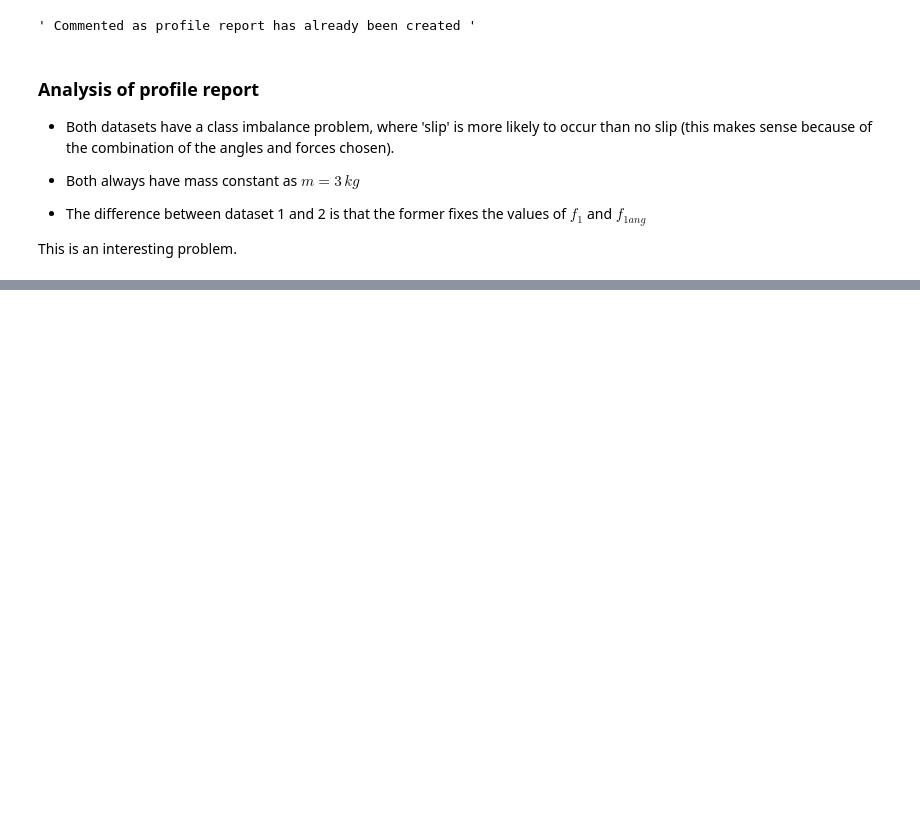
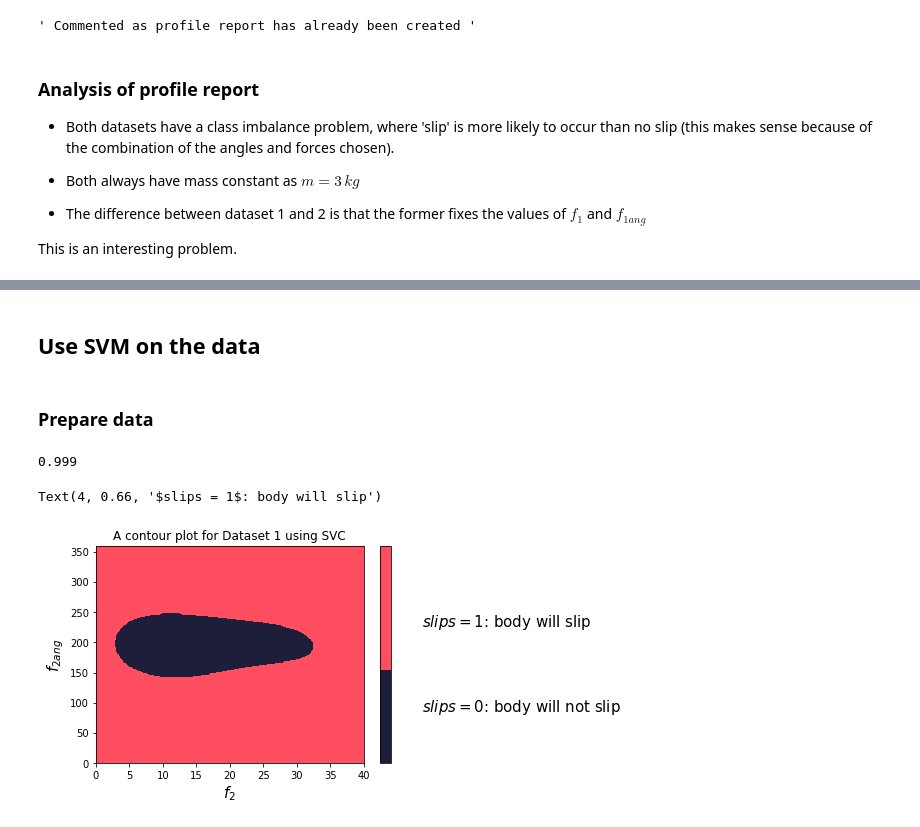
Before and after one commit to namiyousef/Intro_to_ML, a Jupyter notebook: Extra_Work/Tutorial10_Submission.ipynb, the cells around one changed output, grey strips where cells are left out. Cells and saved outputs as stored; diff of their text form; code cells hidden in the pictures; blank space fills up the shorter version.

```diff
--- a/Extra_Work/Tutorial10_Submission.ipynb
+++ b/Extra_Work/Tutorial10_Submission.ipynb
@@ -70,0 +124,42 @@ This is an interesting problem.
+# %% [markdown]
+## Use SVM on the data
+# %% [markdown]
+### Prepare data
+# %%
+scaler = StandardScaler()
+X = df_1[['f2','f2ang']]
+X = scaler.fit_transform(X)
+y = df_1['slips']
+# %%
+svc = SVC(C=1000, gamma='scale', kernel='rbf')
+svc.fit(X, y)
+
+yhat = svc.predict(X)
+print((yhat == y).sum()/len(yhat))
+# %% [output]
+0.999
+# %%
+lines, Xgrid, axes = gridspacer([0,40, 200],[0, 360, 200])
+Xgrid = scaler.fit_transform(Xgrid)
+yhat = svc.predict(Xgrid)
+yhat = reshape_by_component(yhat, *axes)
+
+
+cMap = ListedColormap(['#1d1e3a','#ff4e60'])
+
+plt.contourf(*axes, yhat, cmap = cMap)
+plt.title('A contour plot for Dataset 1 using SVC')
+plt.ylabel('$f_{2ang}$', fontsize = 15)
+plt.xlabel('$f_2$',fontsize = 15)
+
+
+
+#legend
+cbar = plt.colorbar()
+
+cbar.ax.get_yaxis().set_ticks([])
+cbar.ax.text(4, 0.25,'$slips = 0$: body will not slip', fontsize = 15)
+cbar.ax.text(4, 0.66,'$slips = 1$: body will slip', fontsize = 15)
+# %% [output]
+Text(4, 0.66, '$slips = 1$: body will slip')
+[figure, added]
```
Also changed, not shown: parts of 12 cells of this notebook.
